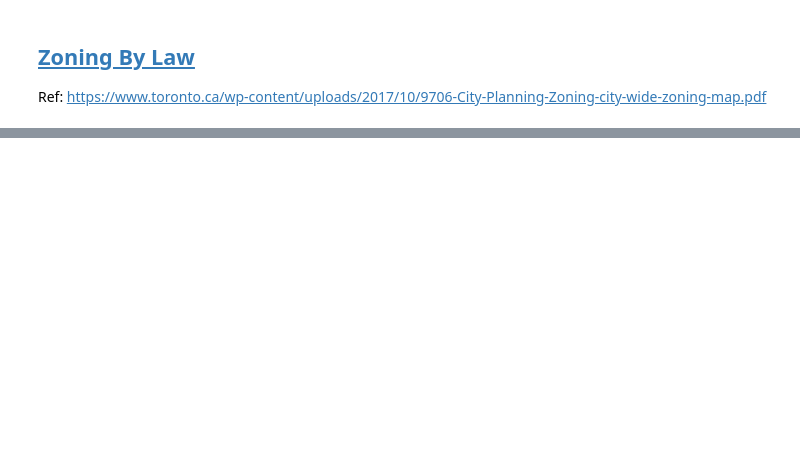
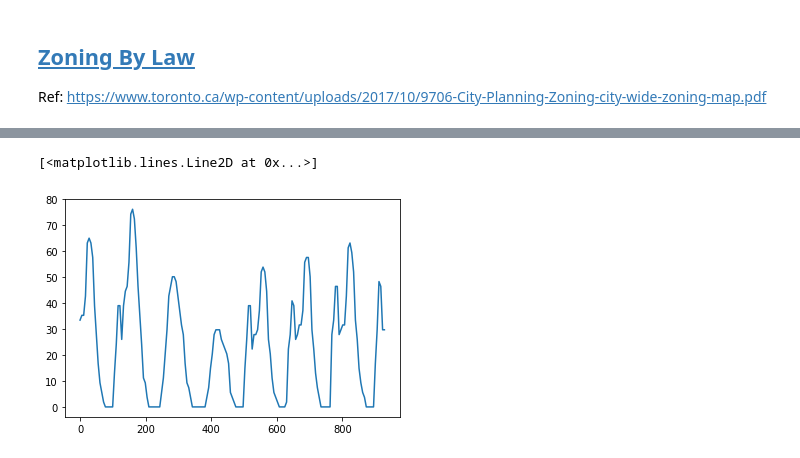
Before and after one commit to MachineLearningJournalClub/GAMELEON, a Jupyter notebook: GIS_Data_Toronto.ipynb, the cells around one changed output, grey strips where cells are left out. Cells and saved outputs as stored; diff of their text form; code cells hidden in the pictures; blank space fills up the shorter version.

```diff
--- a/GIS_Data_Toronto.ipynb
+++ b/GIS_Data_Toronto.ipynb
@@ -200,0 +316,5 @@ zoning.plot(column = "ZONE_LABEL", ax = ax, cmap = "coolwarm", legend = True)
+# %%
+plt.plot(time_ser2[:,0], time_ser2[:,1])
+# %% [output]
+[<matplotlib.lines.Line2D at 0x...>]
+[figure, added]
```
Also changed, not shown: parts of 45 cells of this notebook.
